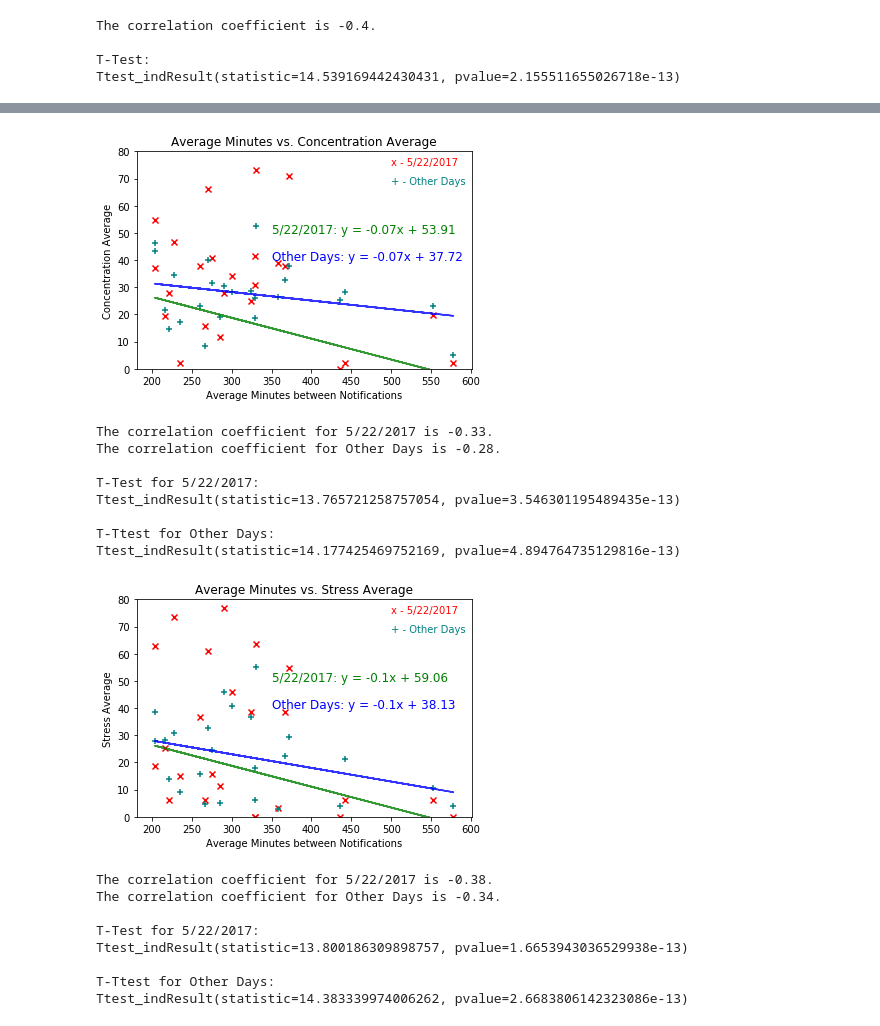
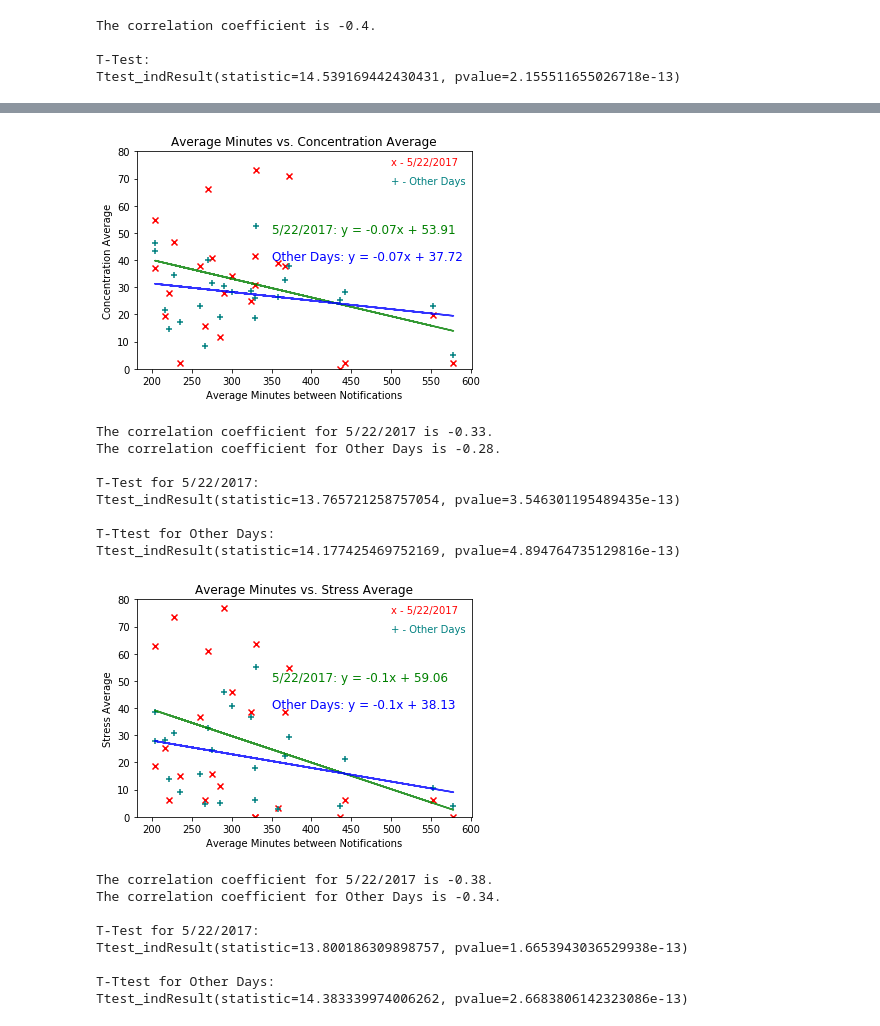
Before and after one commit to hialstkd/Social_Media_And_Happiness, a Jupyter notebook: ariana_grande.ipynb, the cells around one changed output, grey strips where cells are left out. Cells and saved outputs as stored; diff of their text form; code cells hidden in the pictures.

Commit message:
Updated scatter plots again.

```diff
--- a/ariana_grande.ipynb
+++ b/ariana_grande.ipynb
@@ -418,7 +418,7 @@ regress_val1 = x_val * slope1 + intercept1
 line_eq1 = "5/22/2017: y = " + str(round(slope1,2)) + "x + " + str(round(intercept1,2))
 
 plt.scatter(x_val, y_val, marker="x", facecolors="red")
-plt.plot(x_val, regress_val, "r-", color="green", alpha=0.8)
+plt.plot(x_val, regress_val1, "r-", color="green", alpha=0.8)
 plt.annotate(line_eq1, (350,50), fontsize=12, color="green")
 
 (slope2, intercept2, rvalue2, pvalue2, stderr2) = st.linregress(x_val, z_val)
@@ -451,7 +451,7 @@ print("")
 print("T-Ttest for Other Days:")
 print(second_ttest)
 # %% [output]
-[figure, old version]
+[figure, new version]
 The correlation coefficient for 5/22/2017 is -0.33.
 The correlation coefficient for Other Days is -0.28.
 
@@ -471,40 +471,40 @@ regress_val1 = x_val * slope1 + intercept1
 line_eq1 = "5/22/2017: y = " + str(round(slope1,2)) + "x + " + str(round(intercept1,2))
 
 plt.scatter(x_val, y_val, marker="x", facecolors="red")
-plt.plot(x_val, regress_val, "r-", color="green", alpha=0.8)
+plt.plot(x_val, regress_val1, "r-", color="green", alpha=0.8)
 plt.annotate(line_eq1, (350,50), fontsize=12, color="green")
 
 (slope2, intercept2, rvalue2, pvalue2, stderr2) = st.linregress(x_val, z_val)
 
 regress_val2 = x_val * slope2 + intercept2
 line_eq2 = "Other Days: y = " + str(round(slope1,2)) + "x + " + str(round(intercept2,2))
 
 plt.scatter(x_val, z_val, marker="+", facecolors="teal")
 plt.plot(x_val, regress_val2, "r-", color="blue", alpha=0.8)
 plt.annotate(line_eq2, (350,40), fontsize=12, color="blue")
 
 plt.annotate("x - 5/22/2017", (500,75), fontsize=10, color="red")
 plt.annotate("+ - Other Days", (500, 68), fontsize=10, color="teal")
 
 plt.title("Average Minutes vs. Stress Average")
 plt.xlabel("Average Minutes between Notifications")
 plt.ylabel("Stress Average")
 plt.ylim(0,80)
 plt.show()
 print(f'The correlation coefficient for 5/22/2017 is {round(st.pearsonr(x_val, y_val)[0], 2)}.')
 print(f'The correlation coefficient for Other Days is {round(st.pearsonr(x_val, z_val)[0], 2)}.')
 print("")
 
 first_ttest = st.ttest_ind(x_val, y_val, equal_var=False)
 second_ttest = st.ttest_ind(x_val, z_val, equal_var=False)
 
 print("T-Test for 5/22/2017:")
 print(first_ttest)
 print("")
 print("T-Ttest for Other Days:")
 print(second_ttest)
 # %% [output]
-[figure, old version]
+[figure, new version]
 The correlation coefficient for 5/22/2017 is -0.38.
 The correlation coefficient for Other Days is -0.34.
 
```
Also changed, not shown: parts of 1 cell of this notebook.
